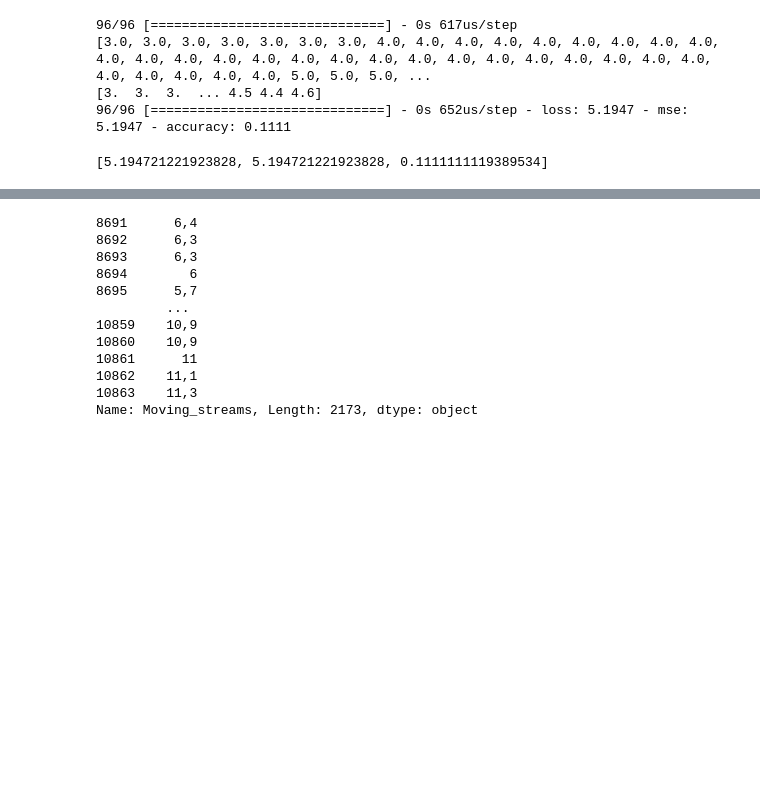
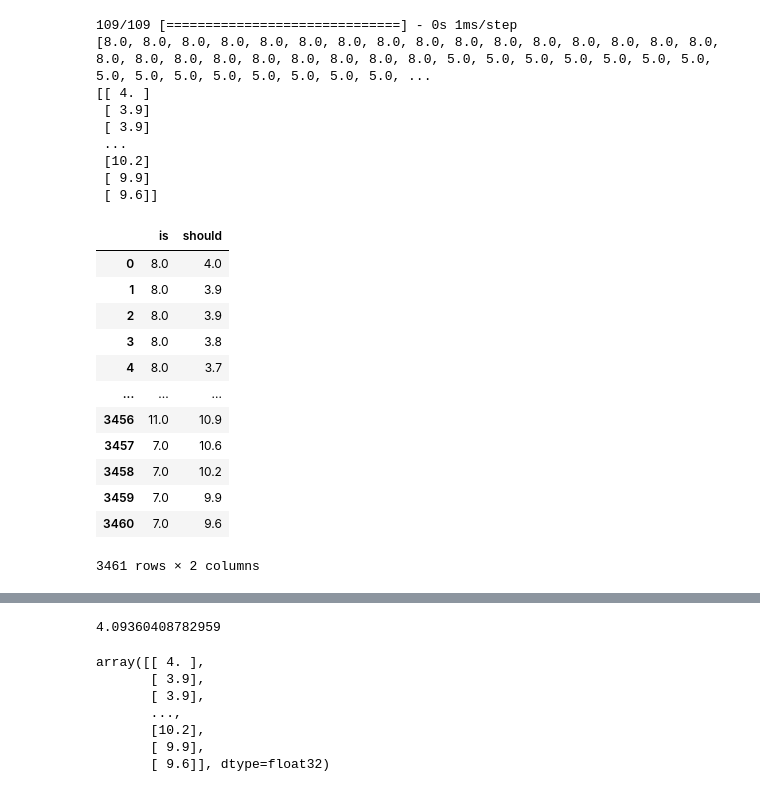
Before and after one commit to jadasek/Stream-opportunity-finder, a Jupyter notebook: analise_Tensorflow.ipynb, the cells around one changed output, grey strips where cells are left out. Drawn from its saved outputs; the diff is of its cells as text; code cells hidden in the pictures; blank space fills up the shorter version.

```diff
--- a/analise_Tensorflow.ipynb
+++ b/analise_Tensorflow.ipynb
@@ -42,11 +40,12 @@ memory usage: 1.3+ MB
 # %%
-data['Date'] = pd.to_datetime(data['Date'], format='%d.%m.%Y %H:%M')
+data['Date'] = pd.to_datetime(data['Date'], format='%d-%m-%Y %H:%M:%S', errors='coerce')
+data['Date'] = pd.to_datetime(data['Date'], format='%d.%m.%Y %H:%M:%S', errors='coerce')
+data = data.dropna()
 data['Hour'] = data['Date'].dt.hour
 data['Minute'] = data['Date'].dt.hour
 data['Weekday'] = data['Date'].dt.weekday
 data['Moving_streams'] = data['Streams'].rolling(10, min_periods=1).mean()
 
-data.head()
 data.info()
 # %% [output]
 <class 'pandas.core.frame.DataFrame'>
@@ -69,11 +71,18 @@ memory usage: 1.7+ MB
 # %%
-X = data.iloc[:, [11,12,13]]
-y = data.iloc[:, 14]
+X = data[['Hour','Minute','Weekday']]
+y = data[['Moving_streams']]
 
-#y = pd.to_numeric(y)
-#y = [s.replace(',', '') for s in y]
 y = y.replace(',', '.', regex=True)
 
 y= np.asarray(y).astype('float32')
 
 X_train, X_test, y_train, y_test = train_test_split(X, y, test_size=0.2, shuffle=False)
+# %%
+from tensorflow.keras.layers import Dense, LSTM
+
+model = tf.keras.models.Sequential()
+model.add(LSTM(units=50, return_sequences=True, input_shape=(X_train.shape[1], 1)))
+model.add(LSTM(units=50))
+model.add(Dense(units=1))
+model.compile(optimizer='adam', loss='mean_squared_error')
+model.fit(X_train, y_train, epochs=70)
@@ -84,7 +112,7 @@ model = tf.keras.models.Sequential([
   tf.keras.layers.Dense(1)
 ])
 
-model.compile(optimizer='adam', loss='mse', metrics=['mse','accuracy'])
+model.compile(optimizer='adam', loss='mse')
 
 model.fit(X_train, y_train, epochs=100)
 # %% [output]
@@ -109,18 +137,40 @@ Epoch 100/100
 # %%
 def predict(data):
     pred = model.predict(data).flatten()
     pred = np.rint(pred)
     pred = pred.tolist()
     print(pred)
     print(y_test)
     return pred
 
 y_pred_test = predict(X_test)
 
+df = pd.DataFrame(y_pred_test)
+df['should'] = y_test
+df.columns = ['is','should']
+display(df)
+
 model.evaluate(X_test, y_test)
 # %% [output]
-96/96 [==============================] - 0s 617us/step
-[3.0, 3.0, 3.0, 3.0, 3.0, 3.0, 3.0, 4.0, 4.0, 4.0, 4.0, 4.0, 4.0, 4.0, 4.0, 4.0, 4.0, 4.0, 4.0, 4.0, 4.0, 4.0, 4.0, 4.0, 4.0, 4.0, 4.0, 4.0, 4.0, 4.0, 4.0, 4.0, 4.0, 4.0, 4.0, 4.0, 4.0, 5.0, 5.0, 5.0, ...
-[3.  3.  3.  ... 4.5 4.4 4.6]
-96/96 [==============================] - 0s 652us/step - loss: 5.1947 - mse: 5.1947 - accuracy: 0.1111
+109/109 [==============================] - 0s 1ms/step
+[8.0, 8.0, 8.0, 8.0, 8.0, 8.0, 8.0, 8.0, 8.0, 8.0, 8.0, 8.0, 8.0, 8.0, 8.0, 8.0, 8.0, 8.0, 8.0, 8.0, 8.0, 8.0, 8.0, 8.0, 8.0, 5.0, 5.0, 5.0, 5.0, 5.0, 5.0, 5.0, 5.0, 5.0, 5.0, 5.0, 5.0, 5.0, 5.0, 5.0, ...
+[[ 4. ]
+ [ 3.9]
+ [ 3.9]
+ ...
+ [10.2]
+ [ 9.9]
+ [ 9.6]]
+|  | is | should |
+| 0 | 8.0 | 4.0 |
+| 1 | 8.0 | 3.9 |
+| 2 | 8.0 | 3.9 |
+| 3 | 8.0 | 3.8 |
+| 4 | 8.0 | 3.7 |
+| ... | ... | ... |
+| 3456 | 11.0 | 10.9 |
+| 3457 | 7.0 | 10.6 |
+| 3458 | 7.0 | 10.2 |
+| 3459 | 7.0 | 9.9 |
+| 3460 | 7.0 | 9.6 |
-[5.194721221923828, 5.194721221923828, 0.1111111119389534]
+3461 rows × 2 columns
@@ -126,0 +178 @@ model.evaluate(X_test, y_test)
+4.09360408782959
@@ -127,15 +190,10 @@ model.evaluate(X_test, y_test)
 # %%
 y_test
 # %% [output]
-8691      6,4
-8692      6,3
-8693      6,3
-8694        6
-8695      5,7
-         ...
-10859    10,9
-10860    10,9
-10861      11
-10862    11,1
-10863    11,3
-Name: Moving_streams, Length: 2173, dtype: object
+array([[ 4. ],
+       [ 3.9],
+       [ 3.9],
+       ...,
+       [10.2],
+       [ 9.9],
+       [ 9.6]], dtype=float32)
```
Also changed, not shown: parts of 6 cells of this notebook, 2 other files.
